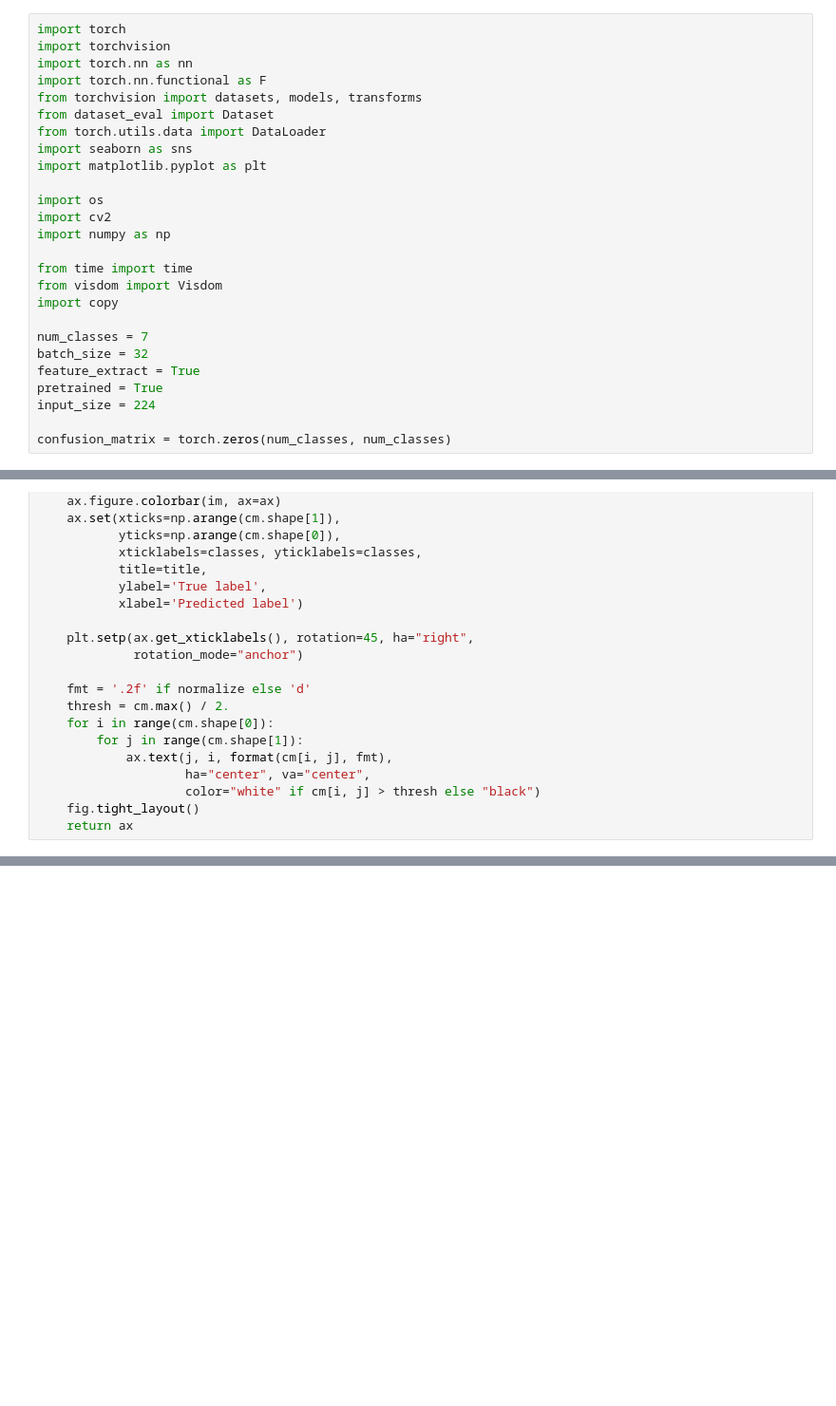
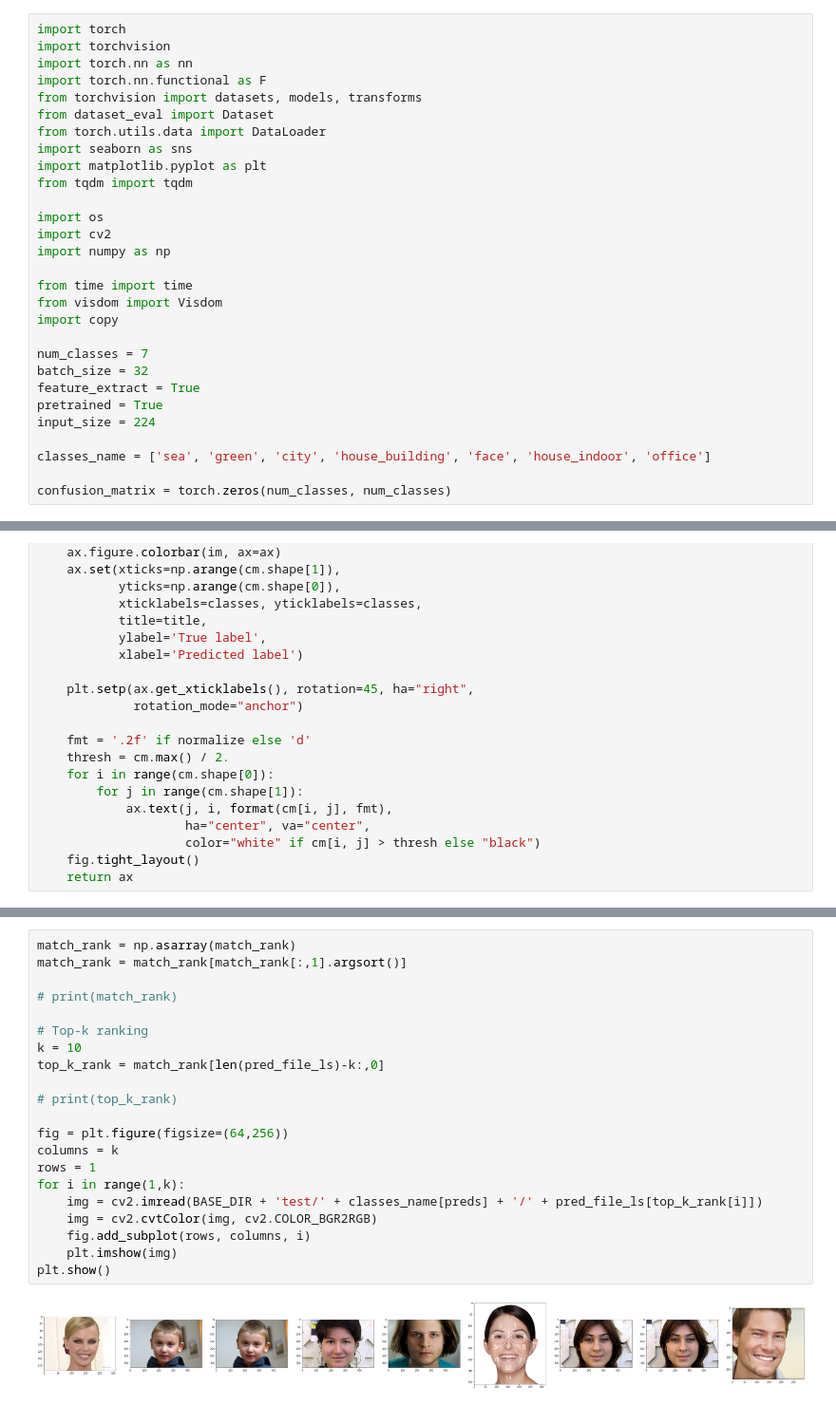
Before and after one commit to lacie-life/ImageSearchEngine, a Jupyter notebook: DL/model_eval.ipynb, the cells around one changed output, grey strips where cells are left out. Shown at 95% size. Drawn from its saved outputs; the diff is of its cells as text; blank space fills up the shorter version.

Commit message:
[Update] update k-top ranking

```diff
--- a/DL/model_eval.ipynb
+++ b/DL/model_eval.ipynb
@@ -8,6 +8,7 @@ from dataset_eval import Dataset
 from torch.utils.data import DataLoader
 import seaborn as sns
 import matplotlib.pyplot as plt
+from tqdm import tqdm
 
 import os
 import cv2
@@ -23,6 +24,8 @@ feature_extract = True
 pretrained = True
 input_size = 224
 
+classes_name = ['sea', 'green', 'city', 'house_building', 'face', 'house_indoor', 'office']
+
 confusion_matrix = torch.zeros(num_classes, num_classes)
 # %%
 def confusion_matrix_plot(cm, classes, normalize=True,
@@ -131,0 +191,23 @@ tensor(0.8905, device='cuda:0')
+# %%
+match_rank = np.asarray(match_rank)
+match_rank = match_rank[match_rank[:,1].argsort()]
+
+# print(match_rank)
+
+# Top-k ranking
+k = 10
+top_k_rank = match_rank[len(pred_file_ls)-k:,0]
+
+# print(top_k_rank)
+
+fig = plt.figure(figsize=(64,256))
+columns = k
+rows = 1
+for i in range(1,k):
+    img = cv2.imread(BASE_DIR + 'test/' + classes_name[preds] + '/' + pred_file_ls[top_k_rank[i]])
+    img = cv2.cvtColor(img, cv2.COLOR_BGR2RGB)
+    fig.add_subplot(rows, columns, i)
+    plt.imshow(img)
+plt.show()
+# %% [output]
+[figure, added]
```
Also changed, not shown: parts of 5 cells of this notebook, 1 other file.
